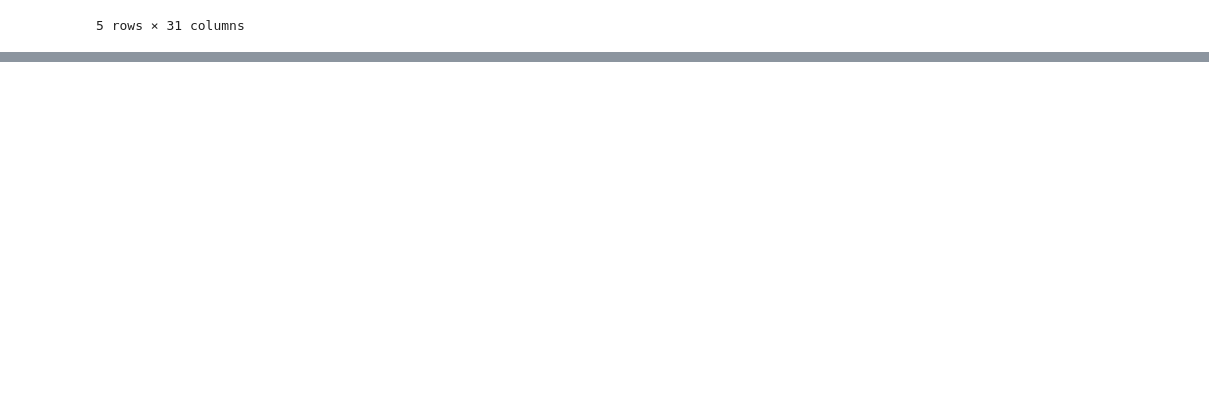
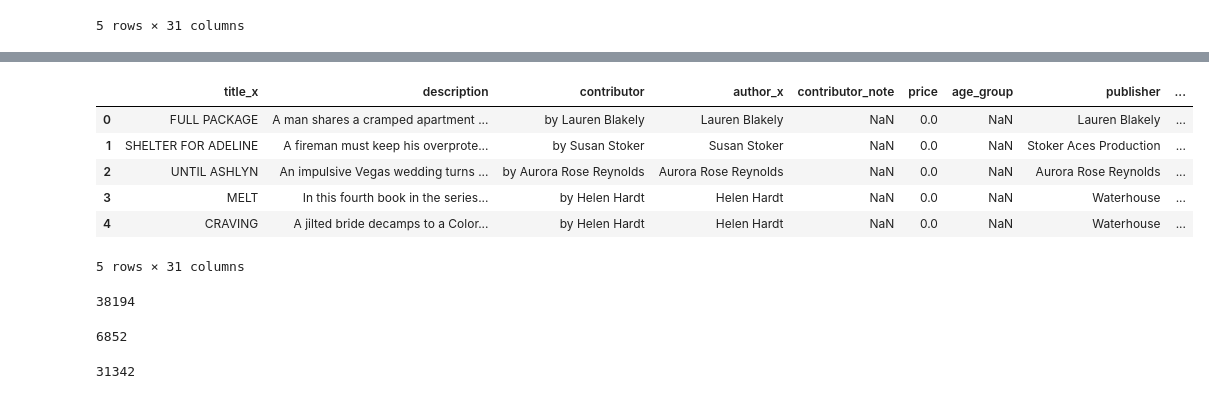
Before and after one commit to melaniewesson/bestseller_capstone, a Jupyter notebook: notebooks/startoverjune9.ipynb, the cells around one changed output, grey strips where cells are left out. Cells and saved outputs as stored; diff of their text form; code cells hidden in the pictures; blank space fills up the shorter version.

Commit message:
finished scrape and merged!

```diff
--- a/notebooks/startoverjune9.ipynb
+++ b/notebooks/startoverjune9.ipynb
@@ -584,0 +595,2 @@ gr_nyt_clean_merge.head()
+# %%
+to_match = pd.read_csv(r"C:\Users\melan\Documents\DA8\Projects\bestseller_capstone\data\still_needs_goodreads.csv")
@@ -584,0 +607,27 @@ gr_nyt_clean_merge.head()
+# %%
+to_match = to_match.drop("Unnamed: 0.1", axis=1)
+to_match.head()
+# %% [output]
+|  | title_x | description | contributor | author_x | contributor_note | price | age_group | publisher | ... |
+| 0 | FULL PACKAGE | A man shares a cramped apartment ... | by Lauren Blakely | Lauren Blakely | NaN | 0.0 | NaN | Lauren Blakely | ... |
+| 1 | SHELTER FOR ADELINE | A fireman must keep his overprote... | by Susan Stoker | Susan Stoker | NaN | 0.0 | NaN | Stoker Aces Production | ... |
+| 2 | UNTIL ASHLYN | An impulsive Vegas wedding turns ... | by Aurora Rose Reynolds | Aurora Rose Reynolds | NaN | 0.0 | NaN | Aurora Rose Reynolds | ... |
+| 3 | MELT | In this fourth book in the series... | by Helen Hardt | Helen Hardt | NaN | 0.0 | NaN | Waterhouse | ... |
+| 4 | CRAVING | A jilted bride decamps to a Color... | by Helen Hardt | Helen Hardt | NaN | 0.0 | NaN | Waterhouse | ... |
+5 rows × 31 columns
+# %%
+len(merged_df)
+# %% [output]
+38194
+# %%
+len(to_match)
+# %% [output]
+6852
+# %%
+#Remove all to_match from the merged_df.  We will join these to the goodreads_found, and union them back to the main dataframe
+merged_df = pd.concat([merged_df, to_match], ignore_index=True)
+merged_df = merged_df.drop_duplicates(keep=False)
+
+len(merged_df)
+# %% [output]
+31342
```
Also changed, not shown: parts of 25 cells of this notebook.
